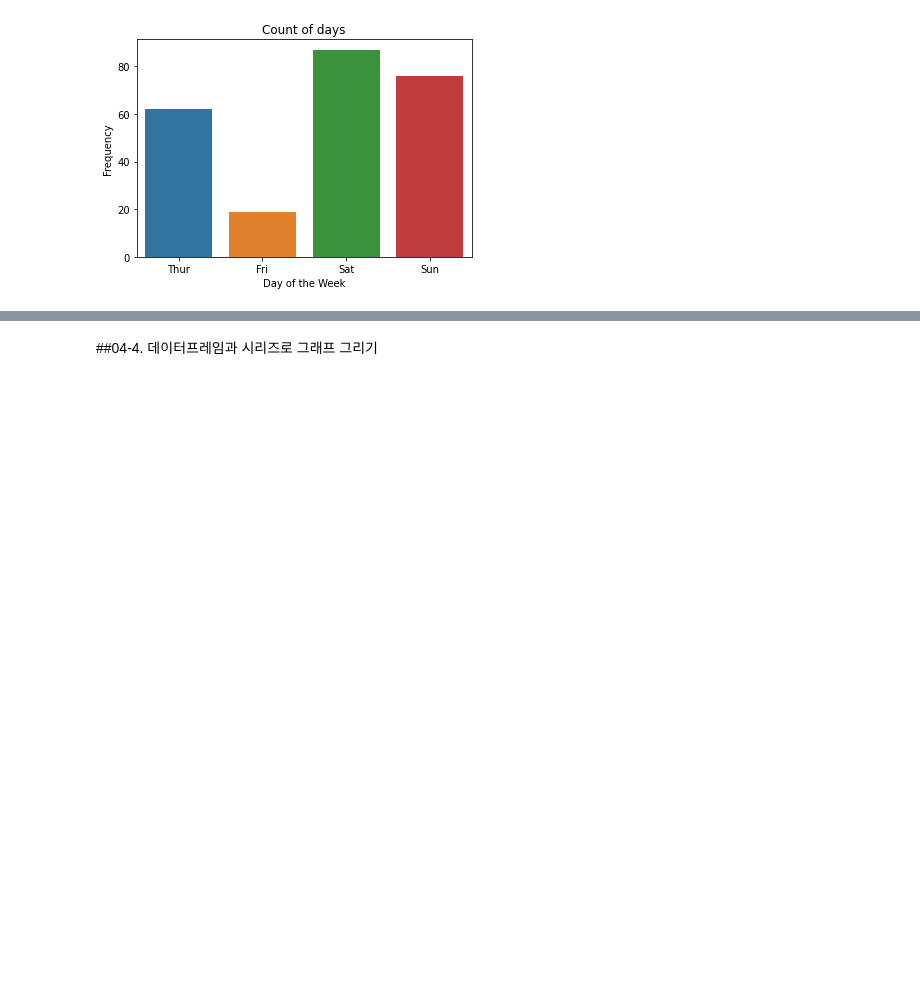
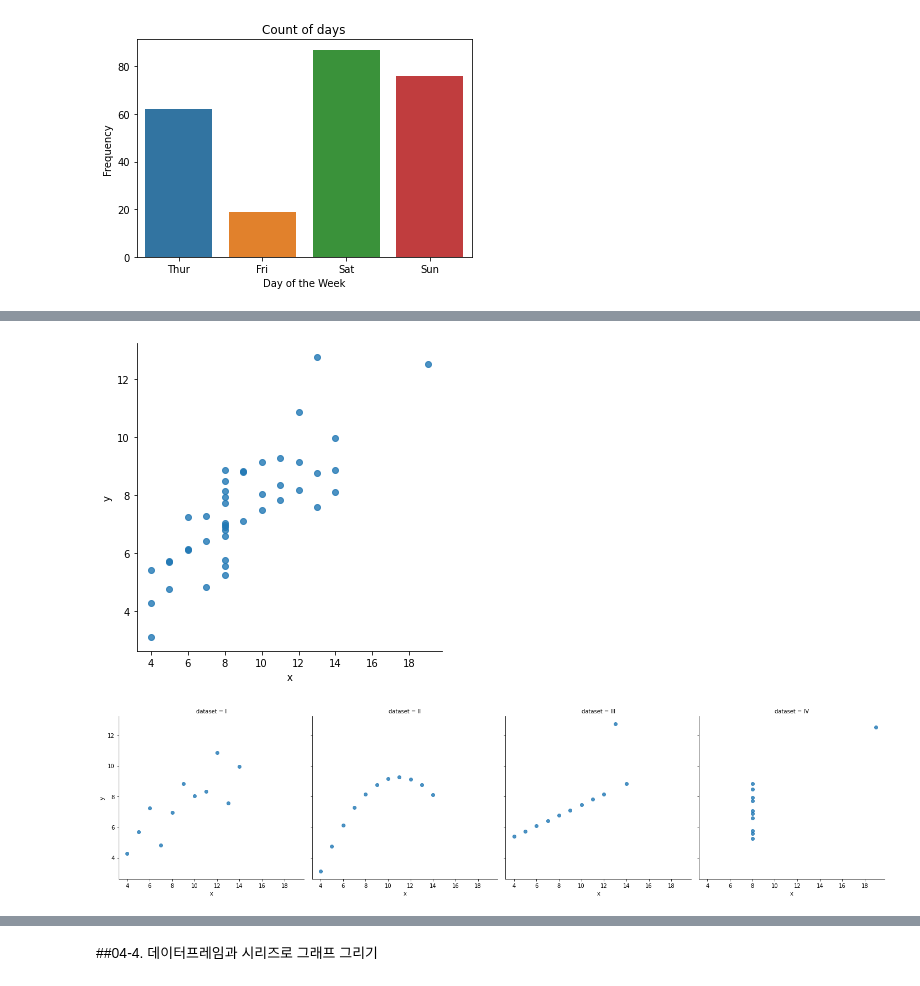
Before and after one commit to nyoons/ESAA, a Jupyter notebook: 2022_09_26_과제_두잇_판다스_입문.ipynb, the cells around one changed output, grey strips where cells are left out. Drawn from its saved outputs; the diff is of its cells as text; code cells hidden in the pictures; blank space fills up the shorter version.

```diff
--- a/2022_09_26_과제_두잇_판다스_입문.ipynb
+++ b/2022_09_26_과제_두잇_판다스_입문.ipynb
@@ -266,0 +341,10 @@ Text(0.5, 1.03, 'Hexbin Joint Plot of Total Bill and Tip')
+# %%
+#05. lmplot 메서드로 4개의 데이터 그룹에 대한 그래프 한 번에 그리기
+#x, y 인자에 앤스콤 데이터 집합의 x, y 열을 전달. 근데 4개의 그룹이 한번에 그려진다.
+anscombe_plot=sns.lmplot(x='x', y='y', data=anscombe, fit_reg=False)
+
+#06. 그룹별로 나눠 그리려면 col(데이터 그룹을 구분할 열), col_wrap(그래프를 그릴 열의 최댓값 지정) 인자를 설정해야한다.
+anscombe_plot=sns.lmplot(x='x', y='y', data=anscombe, fit_reg=False, col='dataset', col_wrap=4)
+# %% [output]
+[figure, added]
+[figure, added]
```
Also changed, not shown: parts of 11 cells of this notebook.
